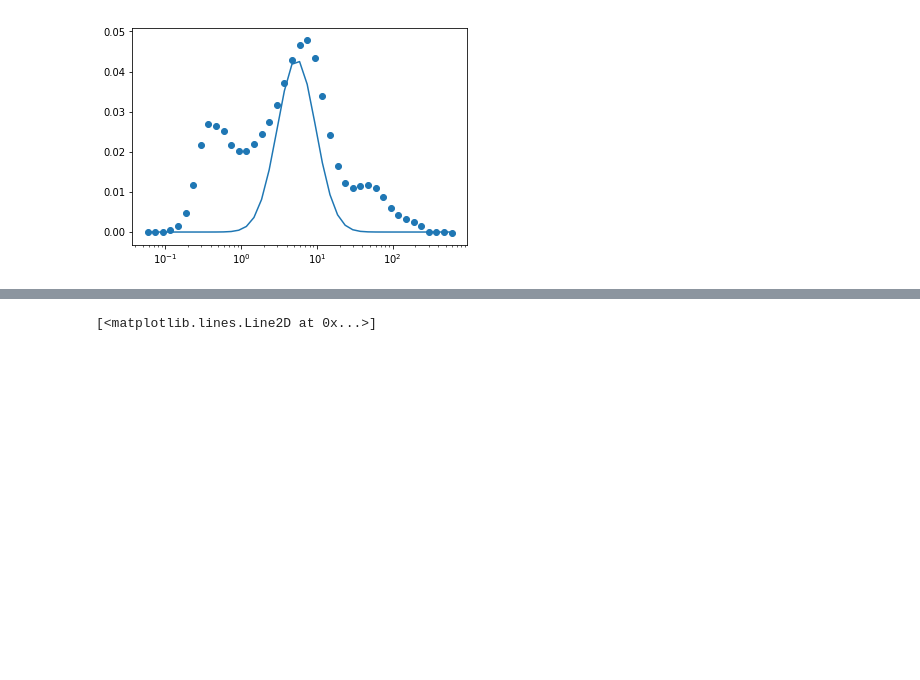
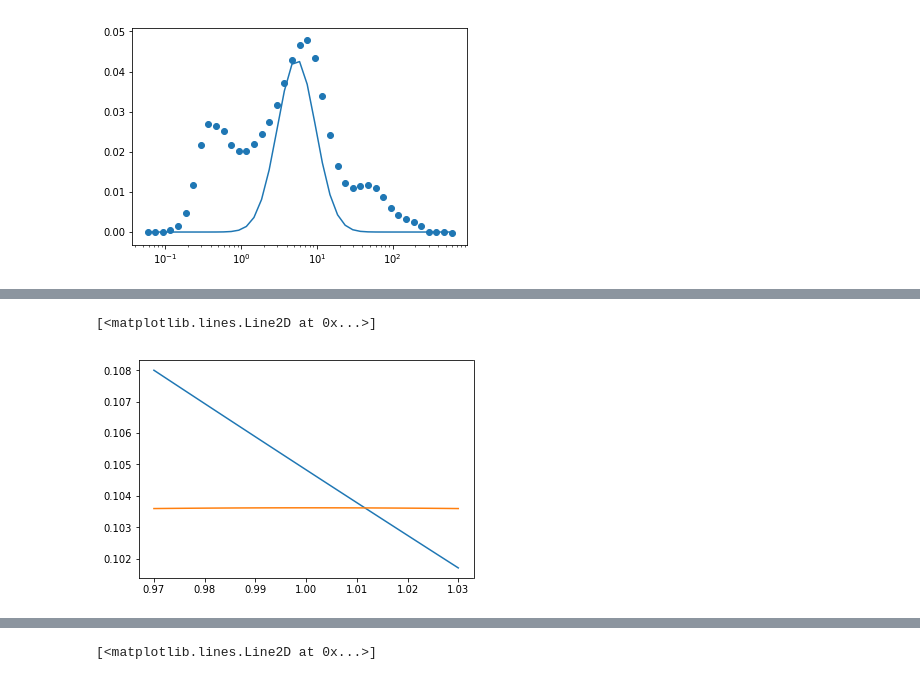
Before and after one commit to lsg6140/Python, a Jupyter notebook: PBM/AS_US.ipynb, the cells around one changed output, grey strips where cells are left out. Cells and saved outputs as stored; diff of their text form; code cells hidden in the pictures; blank space fills up the shorter version.

Commit message:
lognormal added

```diff
--- a/PBM/AS_US.ipynb
+++ b/PBM/AS_US.ipynb
@@ -217,0 +238,10 @@ variance
+# %%
+from scipy.stats import lognorm,norm
+x = np.logspace(0.97,1.03,base=np.e)
+sg = 1.4
+mu = 1.0
+plt.plot(np.log(x),lognorm.pdf(x, sg, scale=np.exp(mu)))
+plt.plot(np.log(x),norm.pdf(np.log(x),mu,sg)/2.75)
+# %% [output]
+[<matplotlib.lines.Line2D at 0x...>]
+[figure, added]
```
Also changed, not shown: parts of 19 cells of this notebook, 2 other files.
